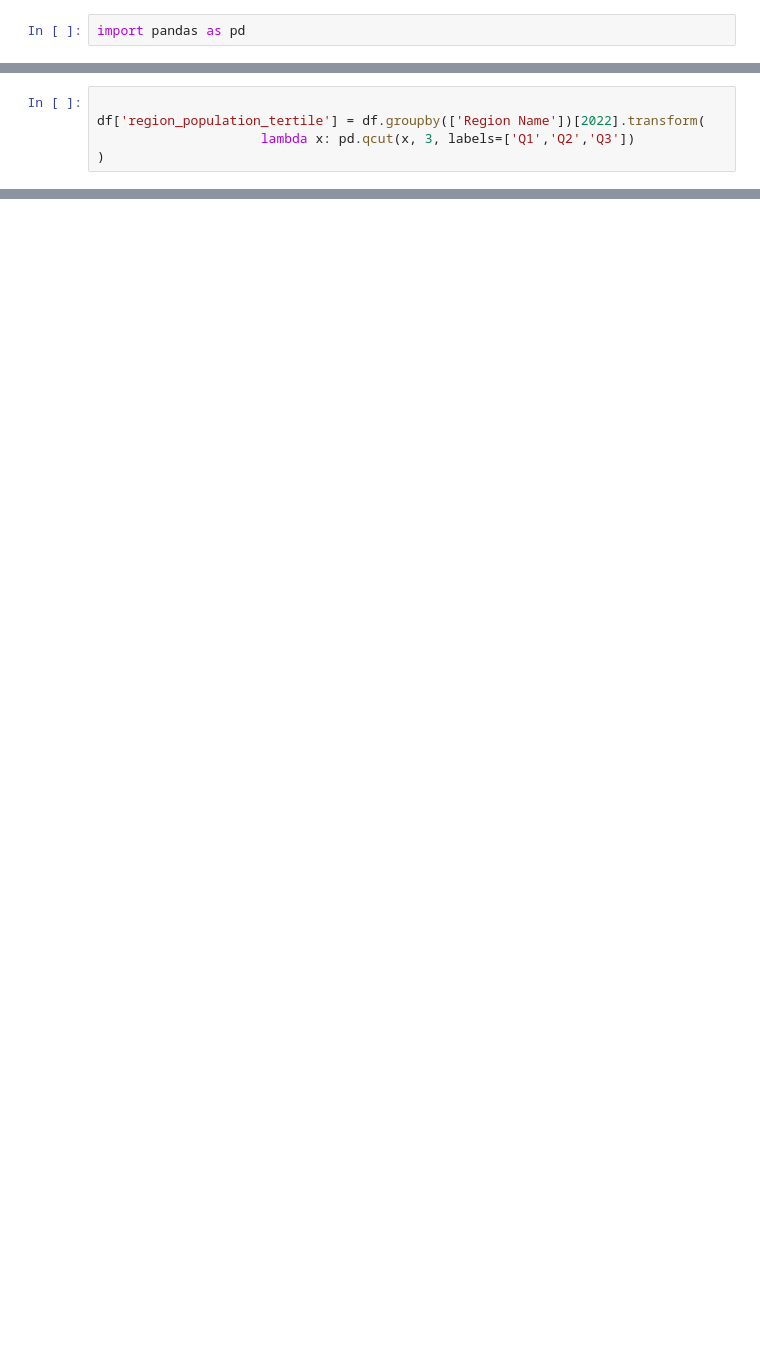
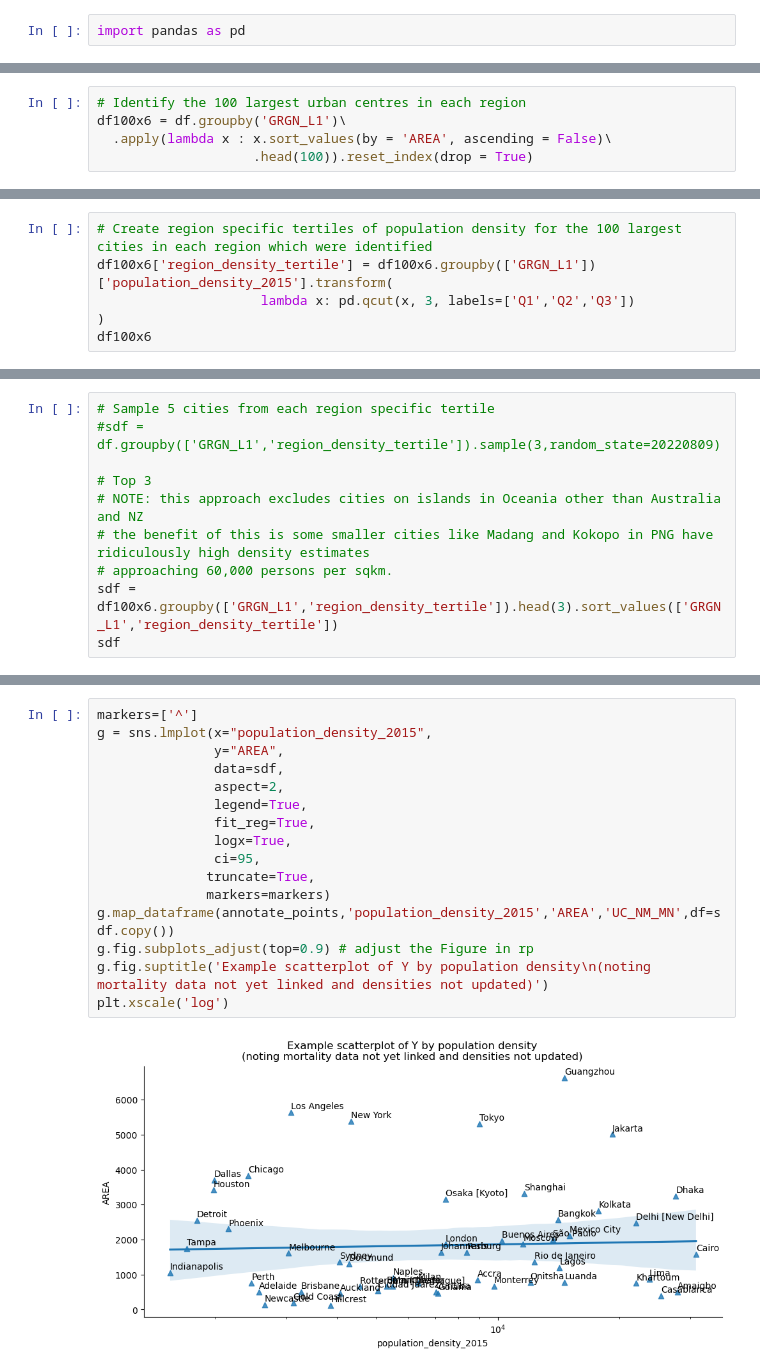
Before and after one commit to carlhiggs/urban_density_covid_linkage, a Jupyter notebook: Population and region data linkage.ipynb, the cells around one changed output, grey strips where cells are left out. Saved outputs shown, nothing was run; the diff lists cells and outputs as text; blank space fills up the shorter version.

Commit message:
updated city sampling method and added example plots (notwithstanding need to update data

```diff
--- a/Population and region data linkage.ipynb
+++ b/Population and region data linkage.ipynb
@@ -121,0 +63,5 @@ df
+# %%
+# Identify the 100 largest urban centres in each region
+df100x6 = df.groupby('GRGN_L1')\
+  .apply(lambda x : x.sort_values(by = 'AREA', ascending = False)\
+                    .head(100)).reset_index(drop = True)
@@ -122,5 +80,6 @@ df
 # %%
-
-df['region_population_tertile'] = df.groupby(['Region Name'])[2022].transform(
+# Create region specific tertiles of population density for the 100 largest cities in each region which were identified
+df100x6['region_density_tertile'] = df100x6.groupby(['GRGN_L1'])['population_density_2015'].transform(
                      lambda x: pd.qcut(x, 3, labels=['Q1','Q2','Q3'])
 )
+df100x6
@@ -242,0 +100,10 @@ df_final_ghs
+# %%
+# Sample 5 cities from each region specific tertile
+#sdf = df.groupby(['GRGN_L1','region_density_tertile']).sample(3,random_state=20220809)
+
+# Top 3
+# NOTE: this approach excludes cities on islands in Oceania other than Australia and NZ
+# the benefit of this is some smaller cities like Madang and Kokopo in PNG have ridiculously high density estimates
+# approaching 60,000 persons per sqkm.
+sdf = df100x6.groupby(['GRGN_L1','region_density_tertile']).head(3).sort_values(['GRGN_L1','region_density_tertile'])
+sdf
@@ -243,2 +178,20 @@ df_final_ghs
+# %%
+markers=['^']
+g = sns.lmplot(x="population_density_2015",
+               y="AREA",
+               data=sdf,
+               aspect=2,
+               legend=True,
+               fit_reg=True,
+               logx=True,
+               ci=95,
+              truncate=True,
+              markers=markers)
+g.map_dataframe(annotate_points,'population_density_2015','AREA','UC_NM_MN',df=sdf.copy())
+g.fig.subplots_adjust(top=0.9) # adjust the Figure in rp
+g.fig.suptitle('Example scatterplot of Y by population density\n(noting mortality data not yet linked and densities not updated)')
+plt.xscale('log')
+# %% [output]
+[figure, added]
 # %%
 # see the assumptions above with GHS data export, this may not be what you're after either
```
Also changed, not shown: parts of 25 cells of this notebook.
